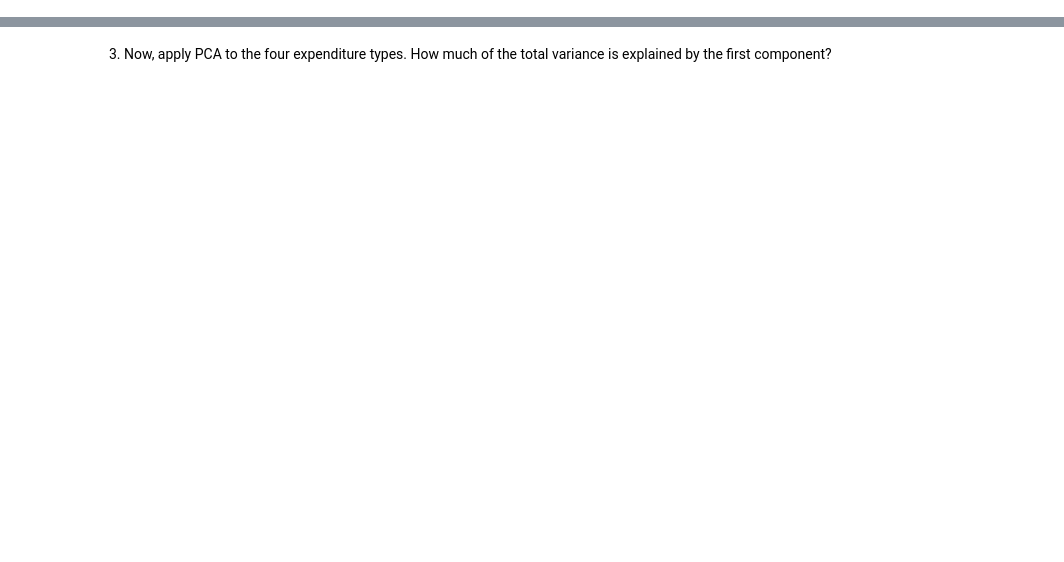
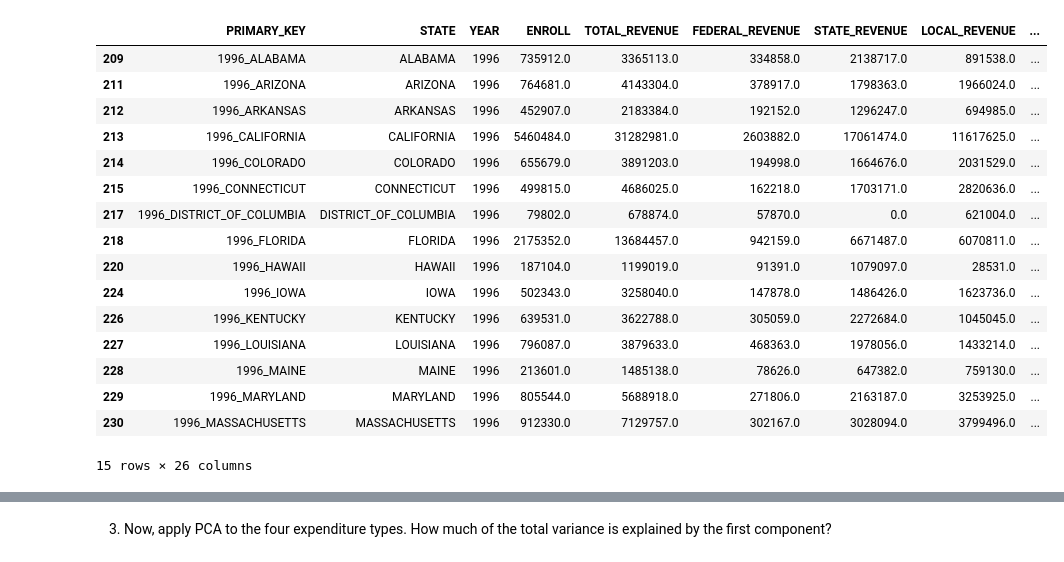
Before and after one commit to mgalaviz1/my_work, a Jupyter notebook: week5_eda/feature2.ipynb, the cells around one changed output, grey strips where cells are left out. Drawn from its saved outputs; the diff is of its cells as text; code cells hidden in the pictures; blank space fills up the shorter version.

```diff
--- a/week5_eda/feature2.ipynb
+++ b/week5_eda/feature2.ipynb
@@ -37,3 +40,23 @@ for state in states:
 
 # we drop the null values after interpolation
 df.dropna(inplace=True)
+# %%
+df.head(15)
+# %% [output]
+|  | PRIMARY_KEY | STATE | YEAR | ENROLL | TOTAL_REVENUE | FEDERAL_REVENUE | STATE_REVENUE | LOCAL_REVENUE | ... |
+| 209 | 1996_ALABAMA | ALABAMA | 1996 | 735912.0 | 3365113.0 | 334858.0 | 2138717.0 | 891538.0 | ... |
+| 211 | 1996_ARIZONA | ARIZONA | 1996 | 764681.0 | 4143304.0 | 378917.0 | 1798363.0 | 1966024.0 | ... |
+| 212 | 1996_ARKANSAS | ARKANSAS | 1996 | 452907.0 | 2183384.0 | 192152.0 | 1296247.0 | 694985.0 | ... |
+| 213 | 1996_CALIFORNIA | CALIFORNIA | 1996 | 5460484.0 | 31282981.0 | 2603882.0 | 17061474.0 | 11617625.0 | ... |
+| 214 | 1996_COLORADO | COLORADO | 1996 | 655679.0 | 3891203.0 | 194998.0 | 1664676.0 | 2031529.0 | ... |
+| 215 | 1996_CONNECTICUT | CONNECTICUT | 1996 | 499815.0 | 4686025.0 | 162218.0 | 1703171.0 | 2820636.0 | ... |
+| 217 | 1996_DISTRICT_OF_COLUMBIA | DISTRICT_OF_COLUMBIA | 1996 | 79802.0 | 678874.0 | 57870.0 | 0.0 | 621004.0 | ... |
+| 218 | 1996_FLORIDA | FLORIDA | 1996 | 2175352.0 | 13684457.0 | 942159.0 | 6671487.0 | 6070811.0 | ... |
+| 220 | 1996_HAWAII | HAWAII | 1996 | 187104.0 | 1199019.0 | 91391.0 | 1079097.0 | 28531.0 | ... |
+| 224 | 1996_IOWA | IOWA | 1996 | 502343.0 | 3258040.0 | 147878.0 | 1486426.0 | 1623736.0 | ... |
+| 226 | 1996_KENTUCKY | KENTUCKY | 1996 | 639531.0 | 3622788.0 | 305059.0 | 2272684.0 | 1045045.0 | ... |
+| 227 | 1996_LOUISIANA | LOUISIANA | 1996 | 796087.0 | 3879633.0 | 468363.0 | 1978056.0 | 1433214.0 | ... |
+| 228 | 1996_MAINE | MAINE | 1996 | 213601.0 | 1485138.0 | 78626.0 | 647382.0 | 759130.0 | ... |
+| 229 | 1996_MARYLAND | MARYLAND | 1996 | 805544.0 | 5688918.0 | 271806.0 | 2163187.0 | 3253925.0 | ... |
+| 230 | 1996_MASSACHUSETTS | MASSACHUSETTS | 1996 | 912330.0 | 7129757.0 | 302167.0 | 3028094.0 | 3799496.0 | ... |
+15 rows × 26 columns
```
Also changed, not shown: parts of 18 cells of this notebook.
